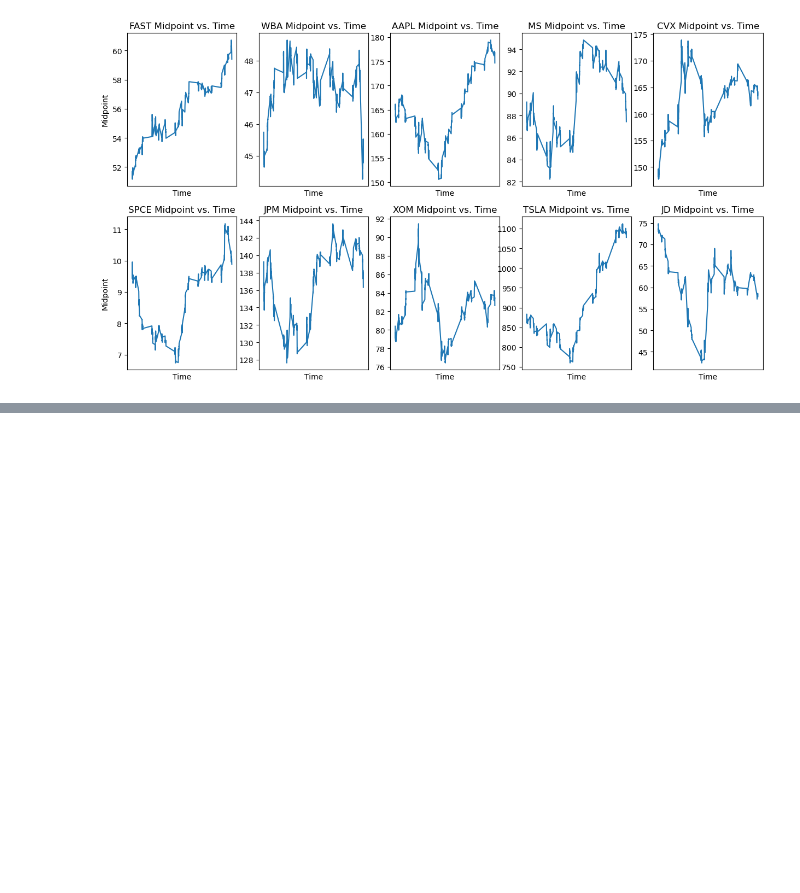
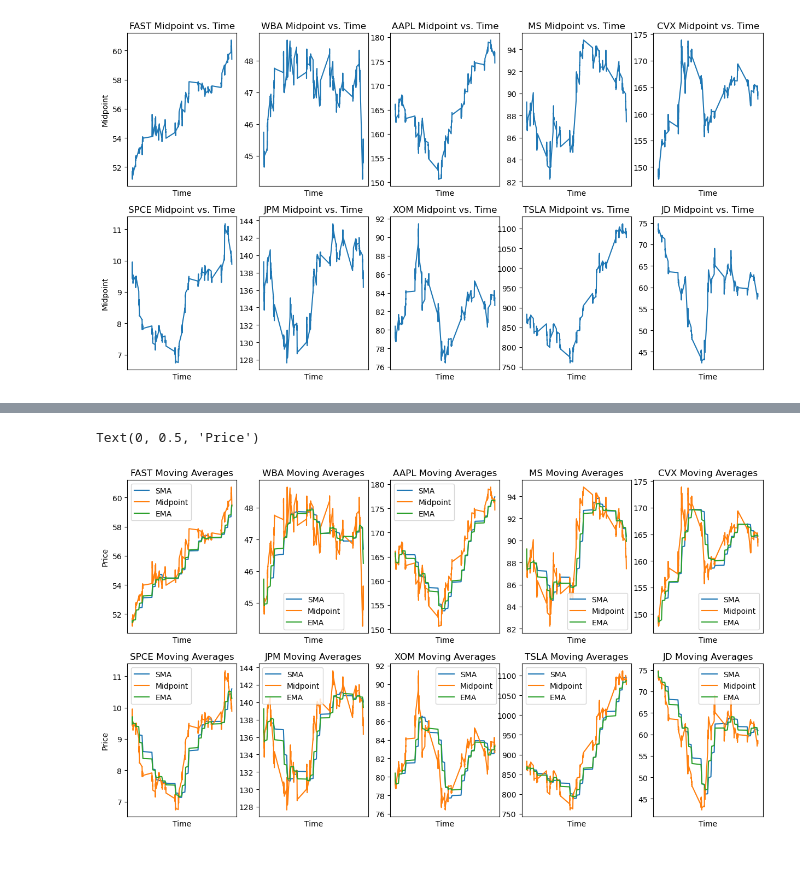
Before and after one commit to omkarp1013/VoleonTradingCase, a Jupyter notebook: indicators.ipynb, the cells around one changed output, grey strips where cells are left out. Saved outputs shown, nothing was run; the diff lists cells and outputs as text; code cells hidden in the pictures; blank space fills up the shorter version.

```diff
--- a/indicators.ipynb
+++ b/indicators.ipynb
@@ -94,0 +123,47 @@ Text(0, 0.5, 'Midpoint')
+# %%
+# Simple moving average
+def SMA(stock, window):
+    sma = df['midpoint'].loc[df['symbol'] == stock].rolling(window=window).mean()
+    return sma
+
+# Exponentially-weighted moving average
+def EMA(stock, span):
+    ema = df['midpoint'].loc[df['symbol']==stock].ewm(span=span).mean()
+    return ema
+# %%
+fig, axs = plt.subplots(2, 5, figsize=(15, 8))
+i = 0
+
+for stock in stocks:
+    sma = SMA(stock, 78)
+    ema = EMA(stock, 78)
+    price = df['midpoint'].loc[df['symbol'] == stock]
+    x = df['datetime'].loc[df['symbol'] == stock]
+
+    if i < 5:
+        axs[0, i].plot(x, sma, label="SMA")
+        axs[0, i].plot(x, price, label="Midpoint")
+        axs[0, i].plot(x, ema, label="EMA")
+        axs[0, i].set_title(stock + " Moving Averages")
+        axs[0, i].set_xticks([])
+        axs[0, i].legend()
+    else:
+        axs[1, (i+1)%5].plot(x, sma, label="SMA")
+        axs[1, (i+1)%5].plot(x, price, label="Midpoint")
+        axs[1, (i+1)%5].plot(x, ema, label="EMA")
+        axs[1, (i+1)%5].set_title(stock + " Moving Averages")
+        axs[1, (i+1)%5].set_xticks([])
+        axs[1, (i+1)%5].legend()
+    i += 1
+
+
+for ax in axs.flat:
+    ax.set(xlabel='Time')
+
+axs[0, 0].set_ylabel('Price')
+axs[1, 0].set_ylabel('Price')
+# %% [output]
+Text(0, 0.5, 'Price')
+[figure, added]
+# %% [markdown]
+#
```
Also changed, not shown: parts of 3 cells of this notebook.
